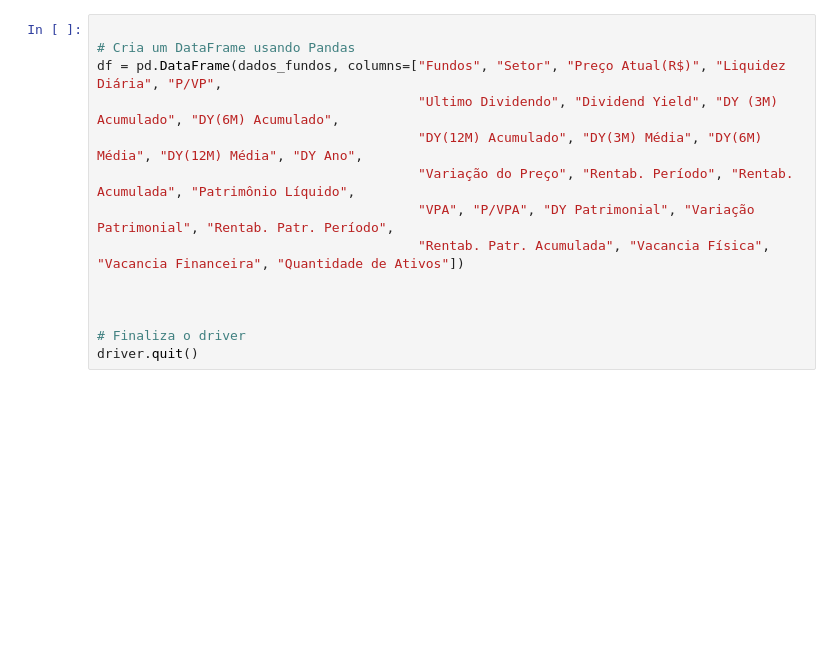
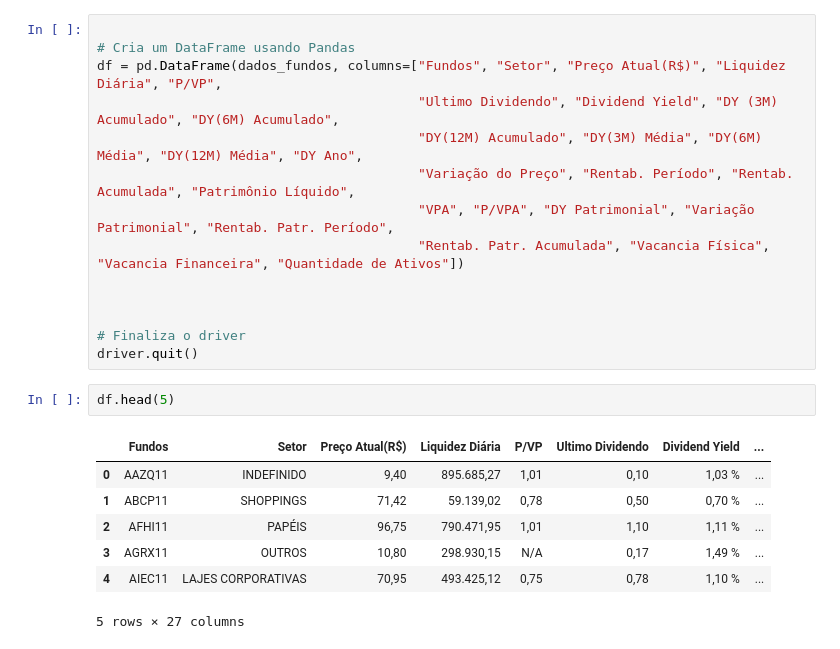
Before and after one commit to Riguini/Fundos-imobiliarios-FIIS-, a Jupyter notebook: FIIS.ipynb, the cells around one changed output. Cells and saved outputs as stored; diff of their text form; blank space fills up the shorter version.

```diff
--- a/FIIS.ipynb
+++ b/FIIS.ipynb
@@ -86,3 +86,13 @@ df = pd.DataFrame(dados_fundos, columns=["Fundos", "Setor", "Preço Atual(R$)",
 
 # Finaliza o driver
 driver.quit()
+# %%
+df.head(5)
+# %% [output]
+|  | Fundos | Setor | Preço Atual(R$) | Liquidez Diária | P/VP | Ultimo Dividendo | Dividend Yield | ... |
+| 0 | AAZQ11 | INDEFINIDO | 9,40 | 895.685,27 | 1,01 | 0,10 | 1,03 % | ... |
+| 1 | ABCP11 | SHOPPINGS | 71,42 | 59.139,02 | 0,78 | 0,50 | 0,70 % | ... |
+| 2 | AFHI11 | PAPÉIS | 96,75 | 790.471,95 | 1,01 | 1,10 | 1,11 % | ... |
+| 3 | AGRX11 | OUTROS | 10,80 | 298.930,15 | N/A | 0,17 | 1,49 % | ... |
+| 4 | AIEC11 | LAJES CORPORATIVAS | 70,95 | 493.425,12 | 0,75 | 0,78 | 1,10 % | ... |
+5 rows × 27 columns
```
Also changed, not shown: parts of 10 cells of this notebook.
